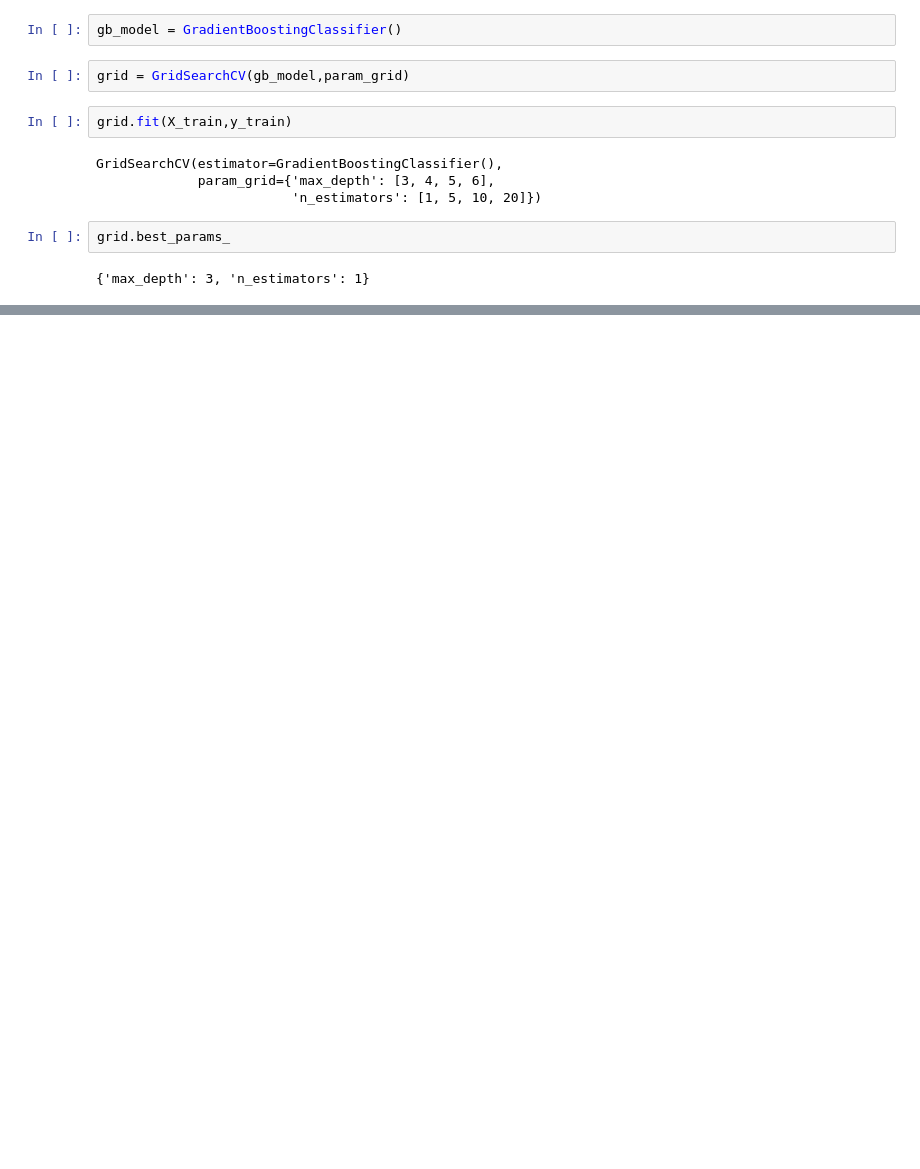
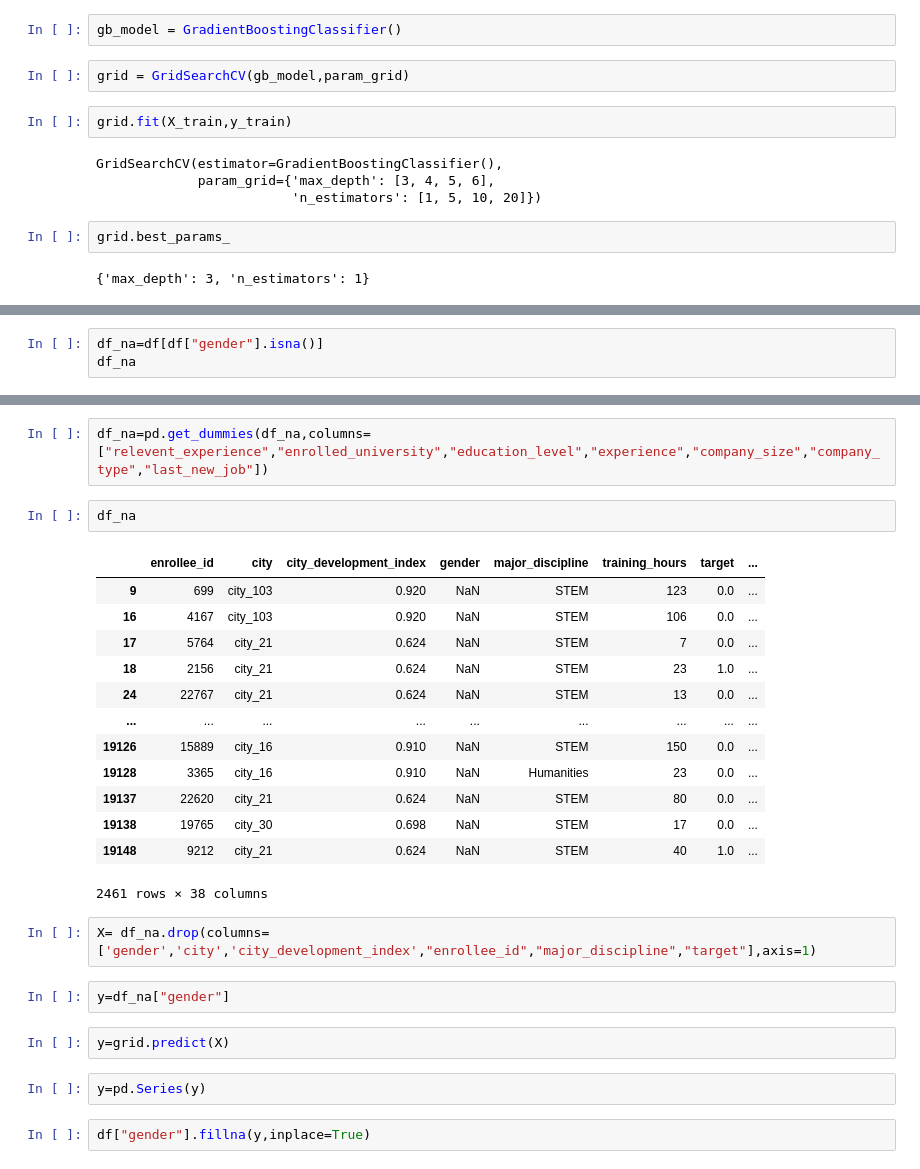
Before and after one commit to NevzatTaha/Hr_Analytic-Data-Cleaning-and-Prediction, a Jupyter notebook: HRAnalytic.ipynb, the cells around one changed output, grey strips where cells are left out. Saved outputs shown, nothing was run; the diff lists cells and outputs as text; blank space fills up the shorter version.

```diff
--- a/HRAnalytic.ipynb
+++ b/HRAnalytic.ipynb
@@ -619,0 +634,3 @@ SyntaxError: invalid syntax (2814677514.py, line 1)
+# %%
+df_na=df[df["gender"].isna()]
+df_na
@@ -619,0 +651,28 @@ SyntaxError: invalid syntax (2814677514.py, line 1)
+# %%
+df_na=pd.get_dummies(df_na,columns=["relevent_experience","enrolled_university","education_level","experience","company_size","company_type","last_new_job"])
+# %%
+df_na
+# %% [output]
+|  | enrollee_id | city | city_development_index | gender | major_discipline | training_hours | target | ... |
+| 9 | 699 | city_103 | 0.920 | NaN | STEM | 123 | 0.0 | ... |
+| 16 | 4167 | city_103 | 0.920 | NaN | STEM | 106 | 0.0 | ... |
+| 17 | 5764 | city_21 | 0.624 | NaN | STEM | 7 | 0.0 | ... |
+| 18 | 2156 | city_21 | 0.624 | NaN | STEM | 23 | 1.0 | ... |
+| 24 | 22767 | city_21 | 0.624 | NaN | STEM | 13 | 0.0 | ... |
+| ... | ... | ... | ... | ... | ... | ... | ... | ... |
+| 19126 | 15889 | city_16 | 0.910 | NaN | STEM | 150 | 0.0 | ... |
+| 19128 | 3365 | city_16 | 0.910 | NaN | Humanities | 23 | 0.0 | ... |
+| 19137 | 22620 | city_21 | 0.624 | NaN | STEM | 80 | 0.0 | ... |
+| 19138 | 19765 | city_30 | 0.698 | NaN | STEM | 17 | 0.0 | ... |
+| 19148 | 9212 | city_21 | 0.624 | NaN | STEM | 40 | 1.0 | ... |
+2461 rows × 38 columns
+# %%
+X= df_na.drop(columns=['gender','city','city_development_index',"enrollee_id","major_discipline","target"],axis=1)
+# %%
+y=df_na["gender"]
+# %%
+y=grid.predict(X)
+# %%
+y=pd.Series(y)
+# %%
+df["gender"].fillna(y,inplace=True)
```
Also changed, not shown: parts of 8 cells of this notebook.
